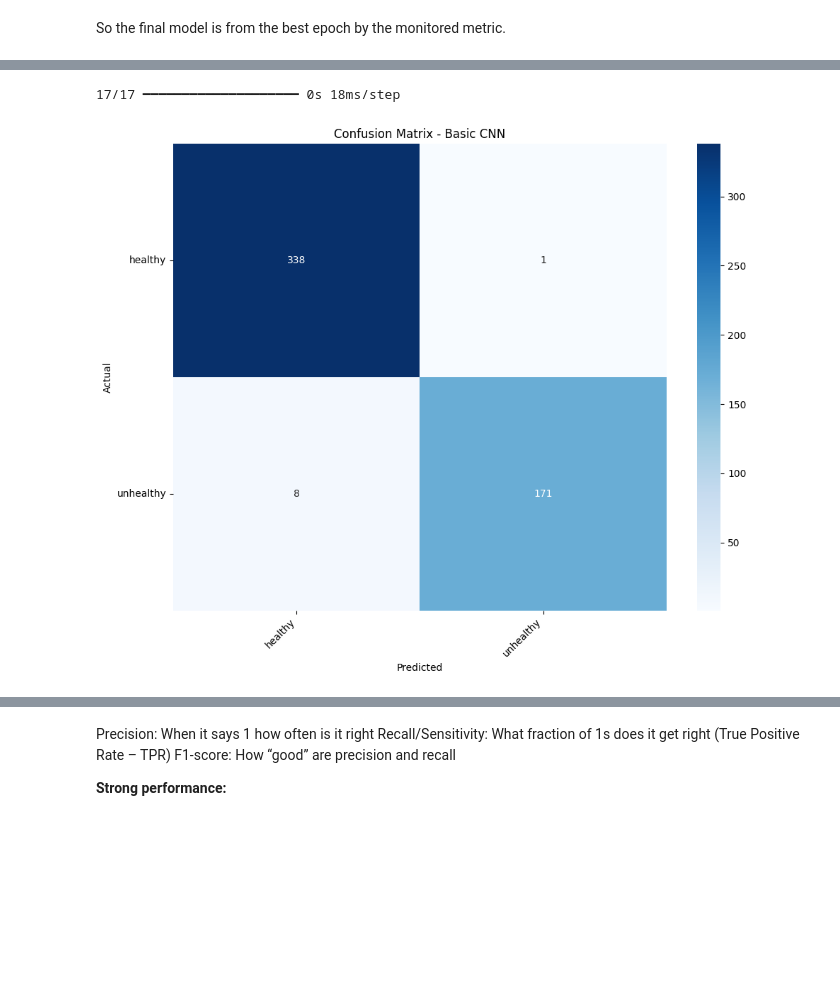
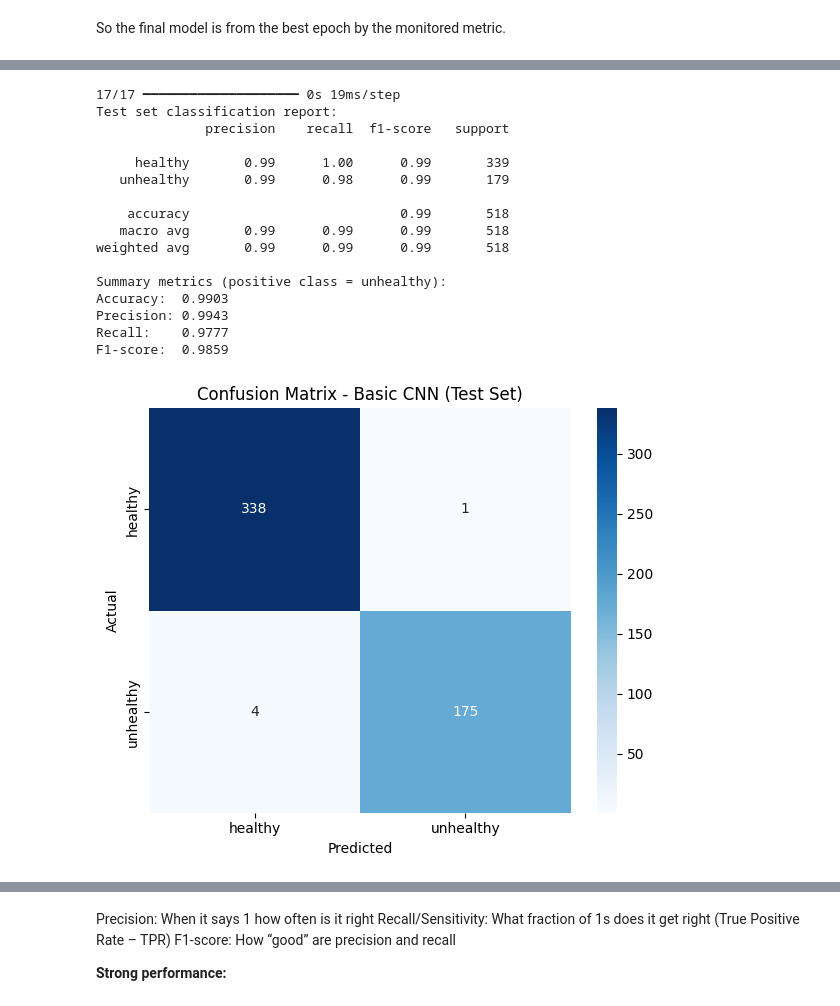
Before and after one commit to MarioP03/beeproject-cnn, a Jupyter notebook: models/cnn.ipynb, the cells around one changed output, grey strips where cells are left out. Cells and saved outputs as stored; diff of their text form; code cells hidden in the pictures; blank space fills up the shorter version.

```diff
--- a/models/cnn.ipynb
+++ b/models/cnn.ipynb
@@ -404,38 +411,58 @@ plt.show()
 # %%
-# 7. Make predictions and show confusion matrix
+# 7. Final test set evaluation (CNN)
+y_pred_proba = model_basic.predict(test_ds)
+y_pred_classes = np.argmax(y_pred_proba, axis=1)
 
-# Get predictions from the test dataset
-y_pred = model_basic.predict(test_ds)
-y_pred_classes = np.argmax(y_pred, axis=1)
-y_test_classes = y_test_encoded
+# Convert predictions back to original string labels for easier reporting
+y_pred_labels = label_encoder.inverse_transform(y_pred_classes)
+y_test_labels = y_test.astype(str).to_numpy()
 
-# Confusion matrix
-cm = confusion_matrix(y_test_classes, y_pred_classes)
+# Core metrics on the held-out test set
+acc = accuracy_score(y_test_labels, y_pred_labels)
+prec = precision_score(y_test_labels, y_pred_labels, pos_label="unhealthy")
+rec = recall_score(y_test_labels, y_pred_labels, pos_label="unhealthy")
+f1 = f1_score(y_test_labels, y_pred_labels, pos_label="unhealthy")
 
-plt.figure(figsize=(10, 8))
-sns.heatmap(cm, annot=True, fmt='d', cmap='Blues',
-            xticklabels=class_names,
-            yticklabels=class_names)
+print("Test set classification report:")
+print(classification_report(y_test_labels, y_pred_labels))
 
-plt.title('Confusion Matrix - Basic CNN')
-plt.xlabel('Predicted')
-plt.ylabel('Actual')
-plt.xticks(rotation=45, ha='right')
-plt.yticks(rotation=0)
+print("Summary metrics (positive class = unhealthy):")
+print(f"Accuracy:  {acc:.4f}")
+print(f"Precision: {prec:.4f}")
+print(f"Recall:    {rec:.4f}")
+print(f"F1-score:  {f1:.4f}")
+
+# Confusion matrix visualization
+cm = confusion_matrix(y_test_labels, y_pred_labels, labels=["healthy", "unhealthy"])
+plt.figure(figsize=(6, 5))
+sns.heatmap(
+    cm,
+    annot=True,
+    fmt="d",
+    cmap="Blues",
+    xticklabels=["healthy", "unhealthy"],
+    yticklabels=["healthy", "unhealthy"],
+)
+plt.title("Confusion Matrix - Basic CNN (Test Set)")
+plt.xlabel("Predicted")
+plt.ylabel("Actual")
 plt.tight_layout()
 plt.show()
-
-# Classification report
-print("\nClassification Report:")
-unique_labels = np.unique(np.concatenate([y_test_classes, y_pred_classes]))
-unique_class_names = [class_names[i] for i in unique_labels]
-
-print(classification_report(
-    y_test_classes,
-    y_pred_classes,
-    labels=unique_labels,
-    target_names=unique_class_names
-))
 # %% [output]
-17/17 ━━━━━━━━━━━━━━━━━━━━ 0s 18ms/step
+17/17 ━━━━━━━━━━━━━━━━━━━━ 0s 19ms/step
+Test set classification report:
+              precision    recall  f1-score   support
+
+     healthy       0.99      1.00      0.99       339
+   unhealthy       0.99      0.98      0.99       179
+
+    accuracy                           0.99       518
+   macro avg       0.99      0.99      0.99       518
+weighted avg       0.99      0.99      0.99       518
+
+Summary metrics (positive class = unhealthy):
+Accuracy:  0.9903
+Precision: 0.9943
+Recall:    0.9777
+F1-score:  0.9859
-[figure, old version]
+[figure, new version]
```
Also changed, not shown: parts of 8 cells of this notebook, 1 other file.
